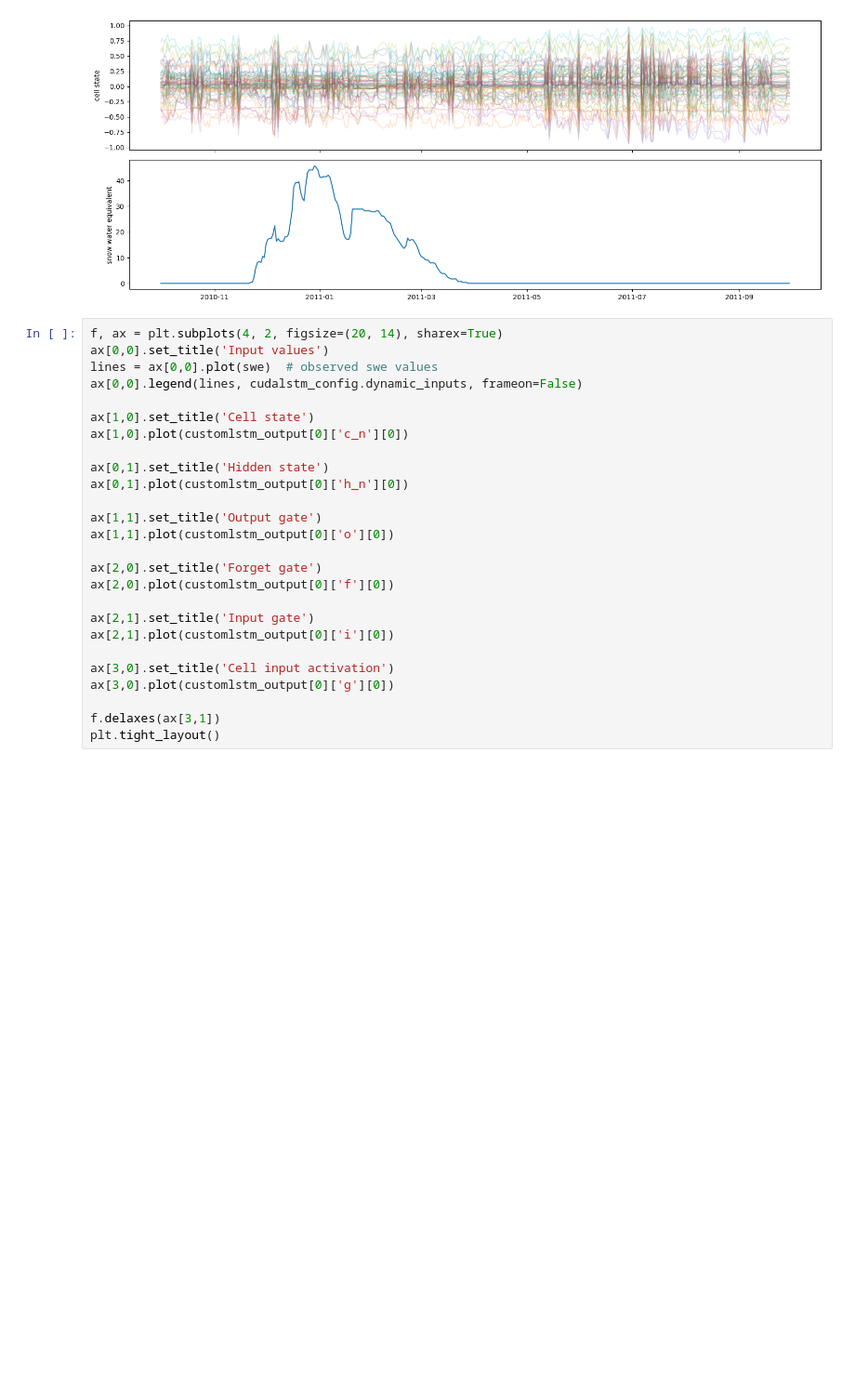
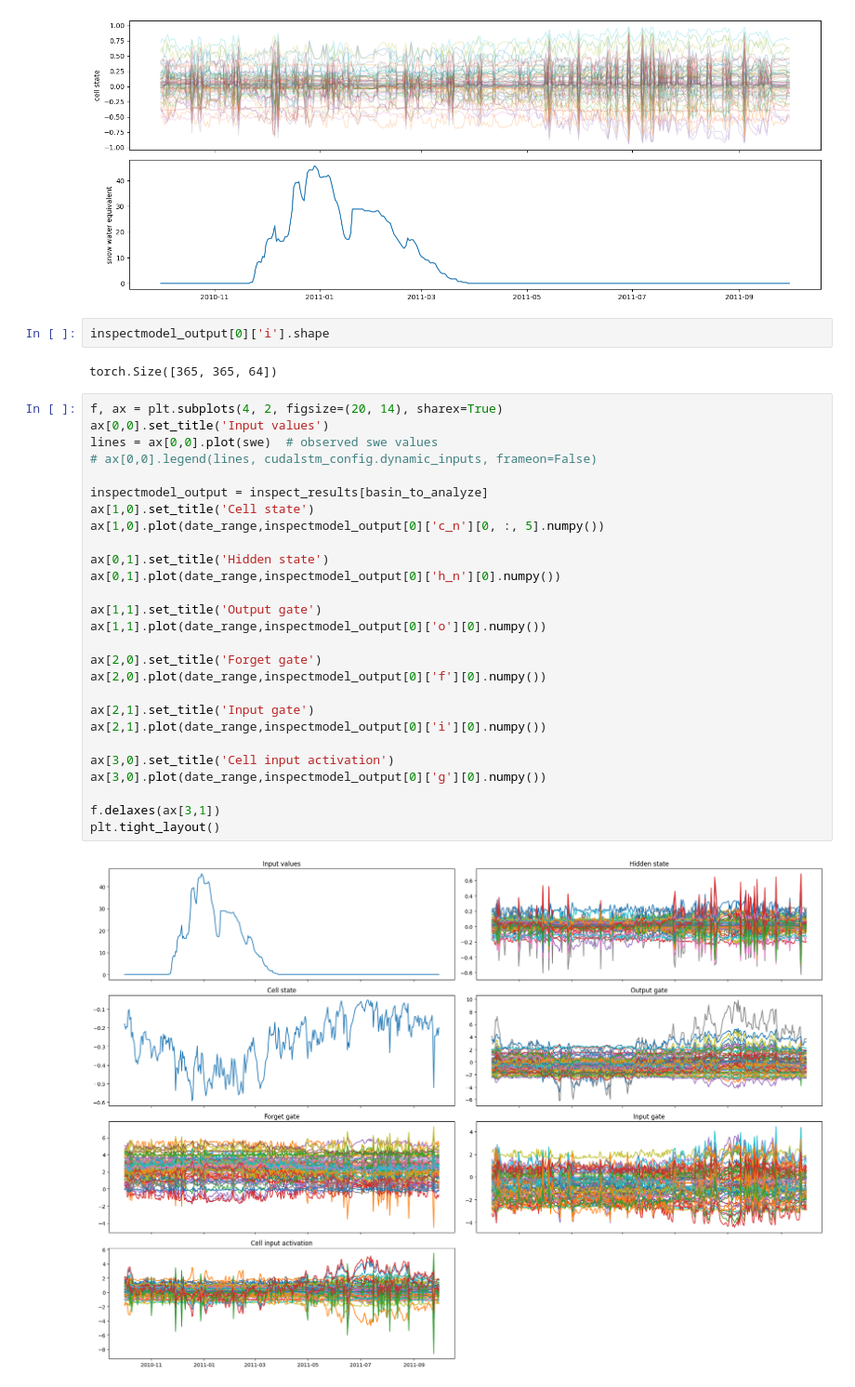
Before and after one commit to sanikabaste/Hy2DL, a Jupyter notebook: Hy2DL/experiments/LSTM_CAMELS_CH_inspection.ipynb, the cells around one changed output. Shown at 93% size. Drawn from its saved outputs; the diff is of its cells as text; blank space fills up the shorter version.

```diff
--- a/Hy2DL/experiments/LSTM_CAMELS_CH_inspection.ipynb
+++ b/Hy2DL/experiments/LSTM_CAMELS_CH_inspection.ipynb
@@ -517,29 +571,36 @@ plt.tight_layout()
 plt.show()
 # %% [output]
 [figure]
+# %%
+inspectmodel_output[0]['i'].shape
+# %% [output]
+torch.Size([365, 365, 64])
 # %%
 f, ax = plt.subplots(4, 2, figsize=(20, 14), sharex=True)
 ax[0,0].set_title('Input values')
 lines = ax[0,0].plot(swe)  # observed swe values
-ax[0,0].legend(lines, cudalstm_config.dynamic_inputs, frameon=False)
+# ax[0,0].legend(lines, cudalstm_config.dynamic_inputs, frameon=False)
 
+inspectmodel_output = inspect_results[basin_to_analyze]
 ax[1,0].set_title('Cell state')
-ax[1,0].plot(customlstm_output[0]['c_n'][0])
+ax[1,0].plot(date_range,inspectmodel_output[0]['c_n'][0, :, 5].numpy())
 
 ax[0,1].set_title('Hidden state')
-ax[0,1].plot(customlstm_output[0]['h_n'][0])
+ax[0,1].plot(date_range,inspectmodel_output[0]['h_n'][0].numpy())
 
 ax[1,1].set_title('Output gate')
-ax[1,1].plot(customlstm_output[0]['o'][0])
+ax[1,1].plot(date_range,inspectmodel_output[0]['o'][0].numpy())
 
 ax[2,0].set_title('Forget gate')
-ax[2,0].plot(customlstm_output[0]['f'][0])
+ax[2,0].plot(date_range,inspectmodel_output[0]['f'][0].numpy())
 
 ax[2,1].set_title('Input gate')
-ax[2,1].plot(customlstm_output[0]['i'][0])
+ax[2,1].plot(date_range,inspectmodel_output[0]['i'][0].numpy())
 
 ax[3,0].set_title('Cell input activation')
-ax[3,0].plot(customlstm_output[0]['g'][0])
+ax[3,0].plot(date_range,inspectmodel_output[0]['g'][0].numpy())
 
 f.delaxes(ax[3,1])
 plt.tight_layout()
+# %% [output]
+[figure, added]
```
Also changed, not shown: parts of 9 cells of this notebook.
